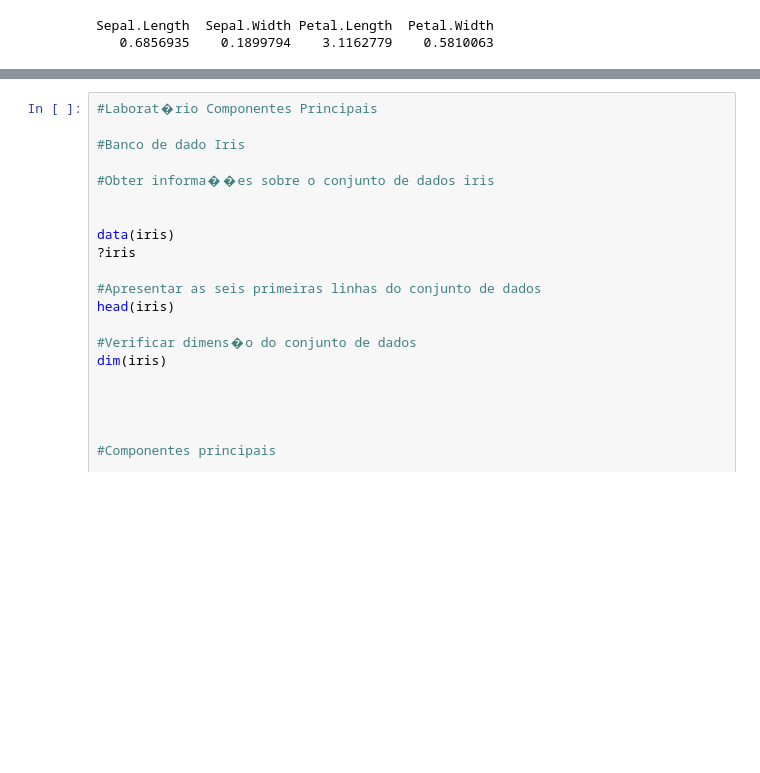
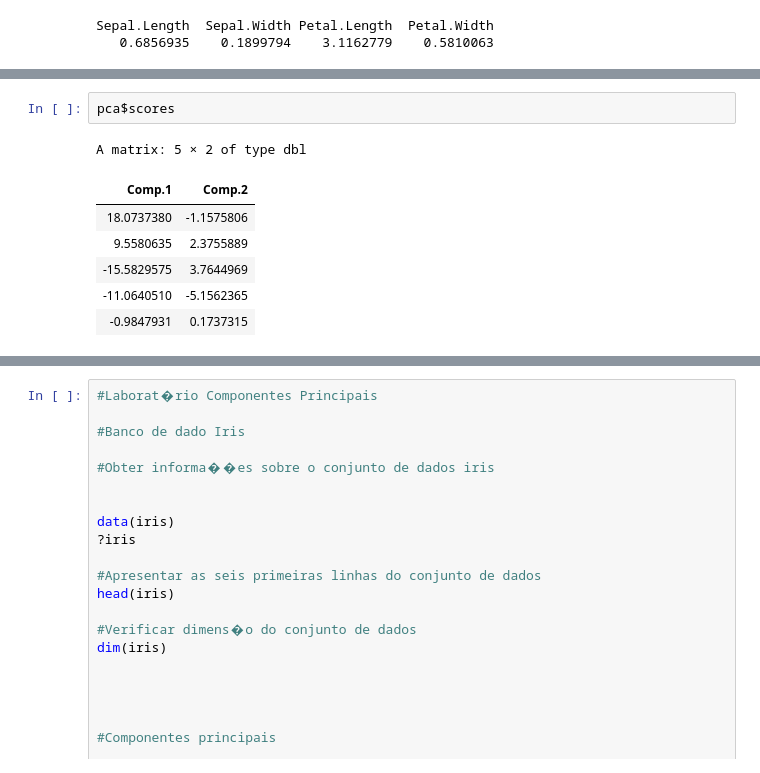
Before and after one commit to jespimentel/estudos_ia, a Jupyter notebook: Introdução_ao_aprendizado_estatístico.ipynb, the cells around one changed output, grey strips where cells are left out. Cells and saved outputs as stored; diff of their text form; blank space fills up the shorter version.

```diff
--- a/Introdução_ao_aprendizado_estatístico.ipynb
+++ b/Introdução_ao_aprendizado_estatístico.ipynb
@@ -121,0 +175,10 @@ t  x1  x2
+# %%
+pca$scores
+# %% [output]
+A matrix: 5 × 2 of type dbl
+| Comp.1 | Comp.2 |
+| 18.0737380 | -1.1575806 |
+| 9.5580635 | 2.3755889 |
+| -15.5829575 | 3.7644969 |
+| -11.0640510 | -5.1562365 |
+| -0.9847931 | 0.1737315 |
```
Also changed, not shown: parts of 12 cells of this notebook.
